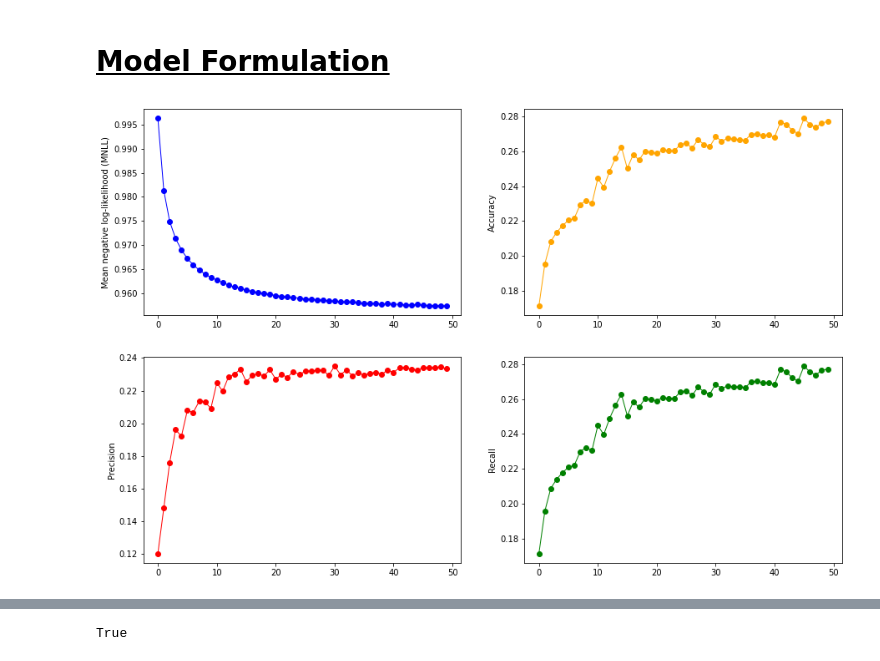
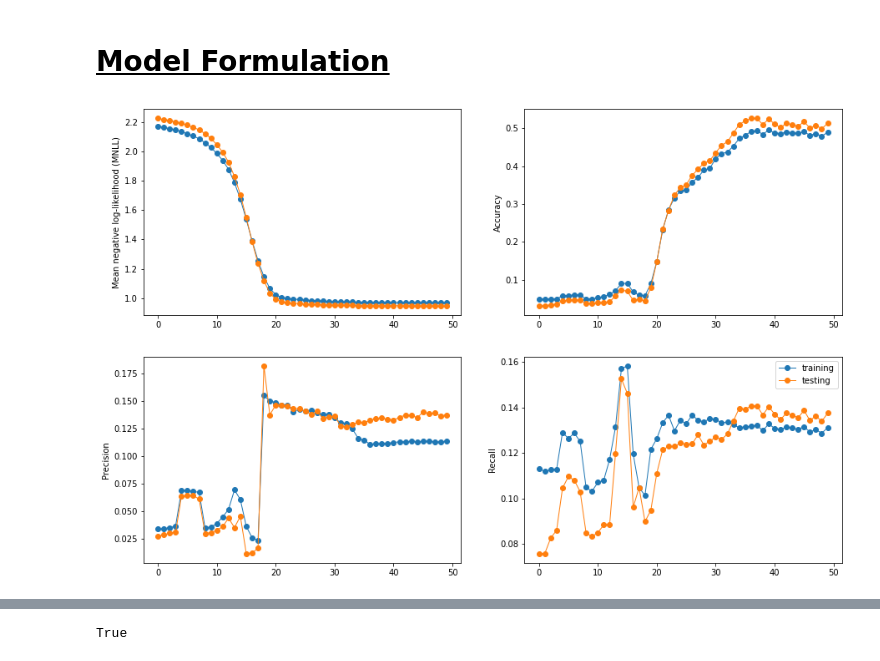
Before and after one commit to Obliquedbishop/CG_based_DCMs, a Jupyter notebook: discrete_choice_model.ipynb, the cells around one changed output, grey strips where cells are left out. Saved outputs shown, nothing was run; the diff lists cells and outputs as text; code cells hidden in the pictures.

Commit message:
Added regularization and classical model results

```diff
--- a/discrete_choice_model.ipynb
+++ b/discrete_choice_model.ipynb
@@ -466,19 +471,20 @@ class EvaluationMetrics(object):
         self.batch_metrics_dict['Loss'].append(loss)
 
 
-    def metrics_variation_plots(self):
-        fig, ax = plt.subplots(2, 2, figsize=(15, 10))
+    def metrics_variation_plots(self, ax=None, label=''):
+        if ax is None:
+            fig, ax = plt.subplots(2, 2, figsize=(15, 10))
 
-        ax[0, 0].plot(np.arange(len(self.metrics_dict['Loss'])), self.metrics_dict['Loss'], marker='o', lw=1, c='blue')
+        ax[0, 0].plot(np.arange(len(self.metrics_dict['Loss'])), self.metrics_dict['Loss'], marker='o', lw=1, label=label)
         ax[0, 0].set_ylabel('Mean negative log-likelihood (MNLL)')
 
-        ax[0, 1].plot(np.arange(len(self.metrics_dict['Accuracy'])), self.metrics_dict['Accuracy'], marker='o', lw=1, c='orange')
+        ax[0, 1].plot(np.arange(len(self.metrics_dict['Accuracy'])), self.metrics_dict['Accuracy'], marker='o', lw=1, label=label)
         ax[0, 1].set_ylabel('Accuracy')
 
-        ax[1, 0].plot(np.arange(len(self.metrics_dict['Precision'])), self.metrics_dict['Precision'], marker='o', lw=1, c='red')
+        ax[1, 0].plot(np.arange(len(self.metrics_dict['Precision'])), self.metrics_dict['Precision'], marker='o', lw=1, label=label)
         ax[1, 0].set_ylabel('Precision')
 
-        ax[1, 1].plot(np.arange(len(self.metrics_dict['Recall'])), self.metrics_dict['Recall'], marker='o', lw=1, c='green')
+        ax[1, 1].plot(np.arange(len(self.metrics_dict['Recall'])), self.metrics_dict['Recall'], marker='o', lw=1, label=label)
         ax[1, 1].set_ylabel('Recall')
 
 
@@ -752,8 +773,8 @@ def generate_hessian_matrix(X, y, model):
 # %%
 mnl_model = MNLModel(list(generic_variable_indexer.values()), reference_category='car')
 # %%
-BATCH_SIZE = 500
-LEARNING_RATE = 0.01
+BATCH_SIZE = 100
+LEARNING_RATE = 0.0001
 EPOCHS = 50
 METRICS_AVERAGE = 'macro'
 
@@ -761,7 +782,7 @@ mnl_model.train_and_test(X_train.to_numpy(), y_train, X_test.to_numpy(), y_test,
                          debug=False, batch_size=BATCH_SIZE, learning_rate=LEARNING_RATE, epochs=EPOCHS,
                          metrics_average=METRICS_AVERAGE)
 # %%
-mnl_model.plot_training_results()
+mnl_model.plot_results()
 # %% [output]
-[figure, old version]
+[figure, new version]
 # %%
```
Also changed, not shown: parts of 13 cells of this notebook, 3 other files.
